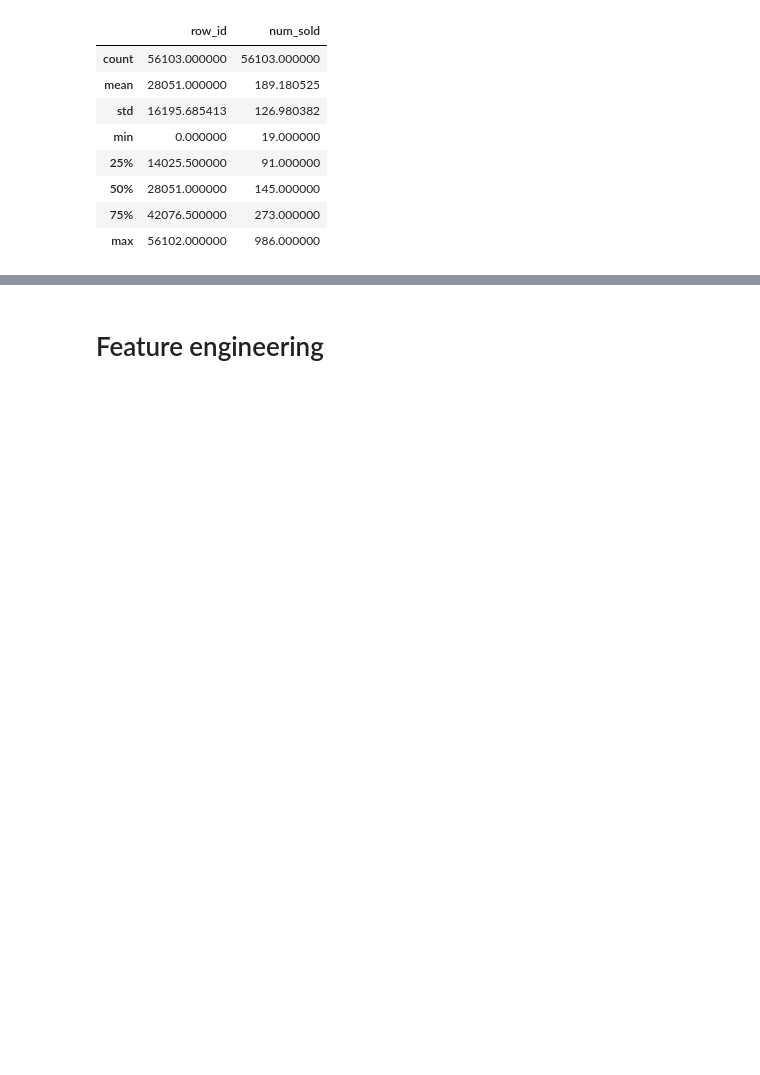
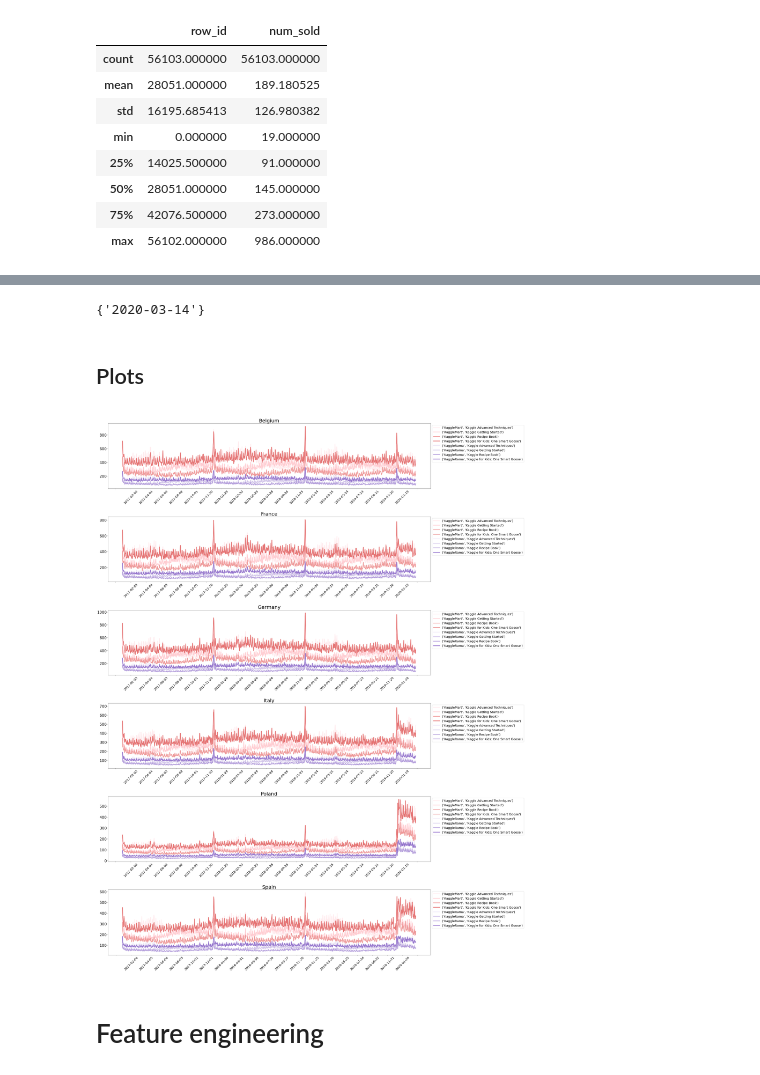
Before and after one commit to nayefahmad/kaggle-tabular-playground, a Jupyter notebook: 01-eda.ipynb, the cells around one changed output, grey strips where cells are left out. Saved outputs shown, nothing was run; the diff lists cells and outputs as text; code cells hidden in the pictures; blank space fills up the shorter version.

Commit message:
Kaggle Notebook | 01_eda | Version 12

```diff
--- a/01-eda.ipynb
+++ b/01-eda.ipynb
@@ -144,3 +144,76 @@ df_grouped.apply(lambda row: (min(row.date), max(row.date))).to_frame().rename(c
+# %%
+dates = {}
+
+for group_tuple in df_grouped:
+    key = group_tuple[0]
+    df = group_tuple[1]
+    dates[key] = set(df.date.unique())
+
+x = dates[('Belgium', 'KaggleMart', 'Kaggle Advanced Techniques')]
+y = dates[('Spain', 'KaggleMart', 'Kaggle Advanced Techniques')]
+
+x ^ y
+# %% [output]
+{'2020-03-14'}
+# %% [markdown]
+## Plots
+# %%
+kaggle_mart_colours = {
+    0: "#ffebee",
+    1: "#ffcdd2",
+    2: "#ef9a9a",
+    3: "#e57373"
+}
+
+kaggle_rama_colours = {
+    4: "#ede7f6",
+    5: "#d1c4e9",
+    6: "#b39ddb",
+    7: "#9575cd"
+}
+
+colours = {**kaggle_mart_colours, **kaggle_rama_colours}
+# %%
+fig = plt.figure(figsize=(30, 50))
+
+for n, group_tuple in enumerate(df_grouped):
+    key = group_tuple[0]
+    country = '\n' + key[0]
+    line_label = key[1:]
+
+    limit = len(df_train)  # todo
+
+    df = group_tuple[1].head(limit)
+    plot_num = math.ceil((n + 1)/8)
+
+    ax = plt.subplot(6, 1, plot_num)
+
+    colour_num = n % 8
+    ax.plot(df.date, df.num_sold,
+            lw=4,
+            color=colours[colour_num],
+            label=line_label,
+           )
+
+    ax.set_title(country, size=32)
+
+    # xtick interval (using matplotlib.mdates module):
+    ax.xaxis.set_major_locator(mdates.DayLocator(interval=60))
+
+    ax.tick_params(axis='x', labelsize=20, labelrotation=45)
+    ax.tick_params(axis='y', labelsize=24)
+
+    # make room for legend at the right:
+    box = ax.get_position()
+    ax.set_position([box.x0, box.y0, box.width * 0.8, box.height])
+
+    # add legend:
+    ax.legend(bbox_to_anchor=(1, 1), prop={'size': 20})
+
+fig.tight_layout()
+fig.show()
+# %% [output]
+[figure, added]
 # %% [markdown]
 # Feature engineering
 # %%
```
Also changed, not shown: parts of 11 cells of this notebook.
